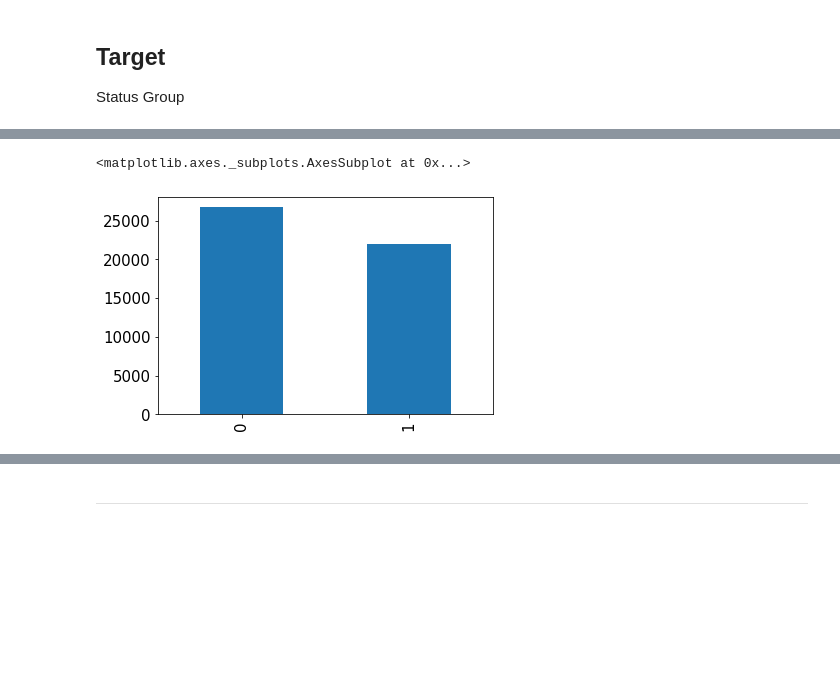
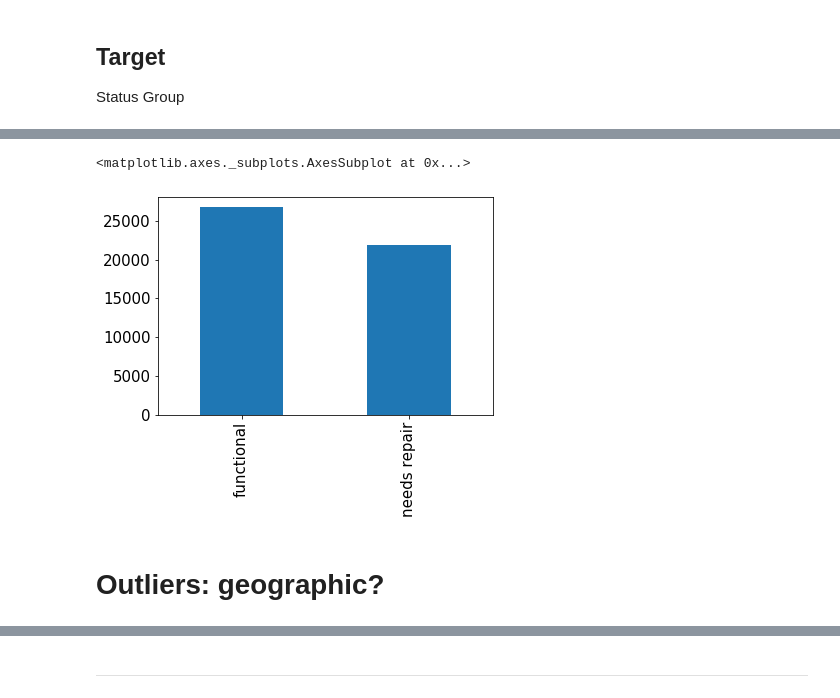
Before and after one commit to rashidbaset/Module3_Project, a Jupyter notebook: Notebooks/EDA.ipynb, the cells around one changed output, grey strips where cells are left out. Saved outputs shown, nothing was run; the diff lists cells and outputs as text; code cells hidden in the pictures; blank space fills up the shorter version.

```diff
--- a/Notebooks/EDA.ipynb
+++ b/Notebooks/EDA.ipynb
@@ -17,6 +13,7 @@ cd ..
 # %%
 df = pd.read_csv('data/cleaned_water.csv',index_col=0)
 
-#define classes
-df['status_group'] = df['status_group'].replace(to_replace =["functional needs repair", "non functional"],value ="needs repair")
-df['status_group'] = df['status_group'].map({'functional': 0, 'needs repair': 1})
+df_b = df.copy()
+df_b['status_group'] = df_b['status_group'].replace(to_replace =["functional needs repair", "non functional"],value ="needs repair")
+df.amount_tsh = df.amount_tsh.astype('int64')
+df_b.amount_tsh = df_b.amount_tsh.astype('int64')
@@ -44,8 +31,5 @@ df.status_group.value_counts().plot(kind='bar',fontsize=15) #can this be a boxpl
 # %%
-df_b = pd.DataFrame()
-df_b['status_group'] = df['status_group'].replace(to_replace =["functional needs repair", "non functional"],value ="needs repair")
-
 df_b.status_group.value_counts().plot(kind='bar',fontsize=15) #can this be a boxplot? #this is unbalanced
 # %% [output]
 <matplotlib.axes._subplots.AxesSubplot at 0x...>
-[figure, old version]
+[figure, new version]
@@ -57,0 +36,2 @@ df_b.status_group.value_counts().plot(kind='bar',fontsize=15) #can this be a box
+# %% [markdown]
+# Outliers: geographic?
```
Also changed, not shown: parts of 105 cells of this notebook, 2 other files.
